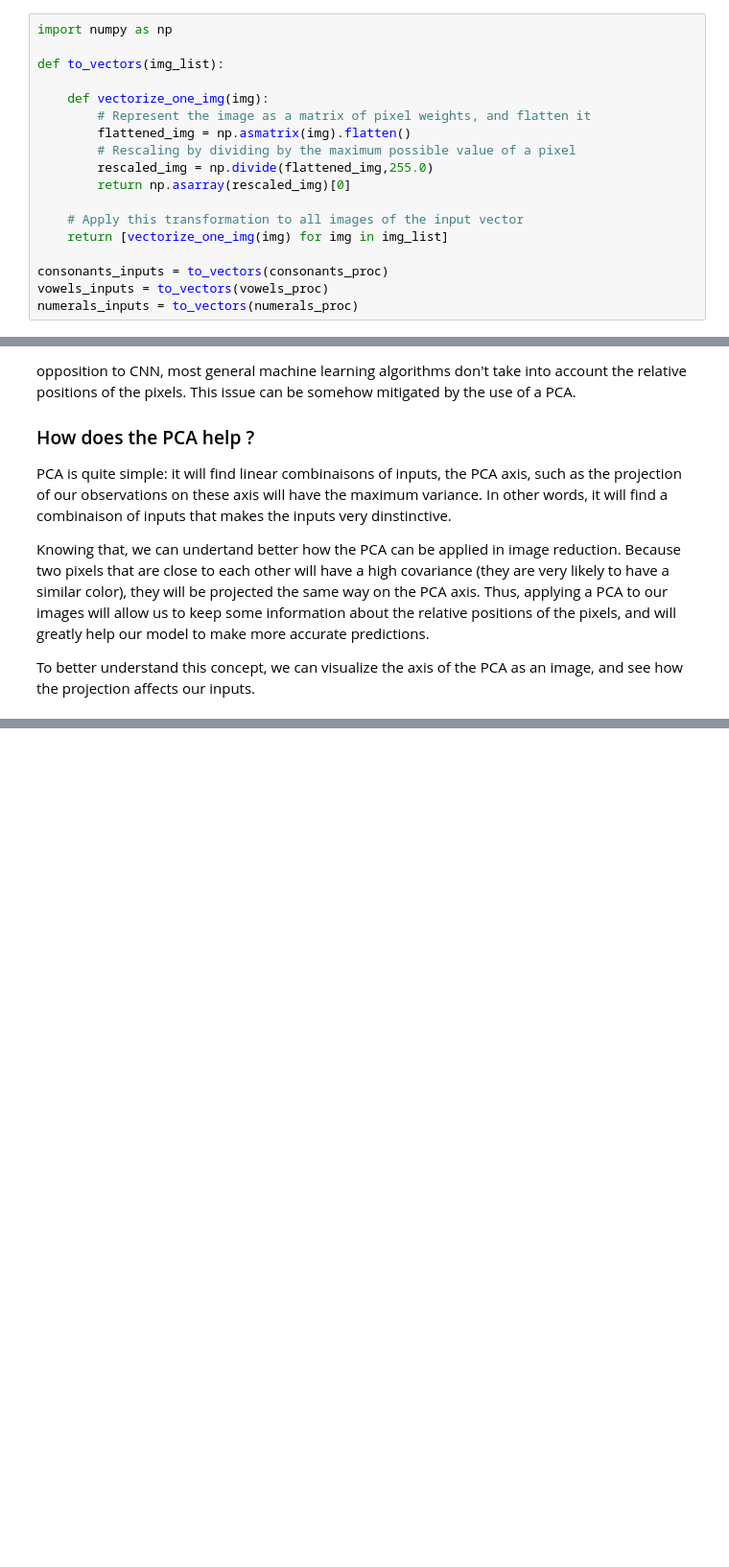
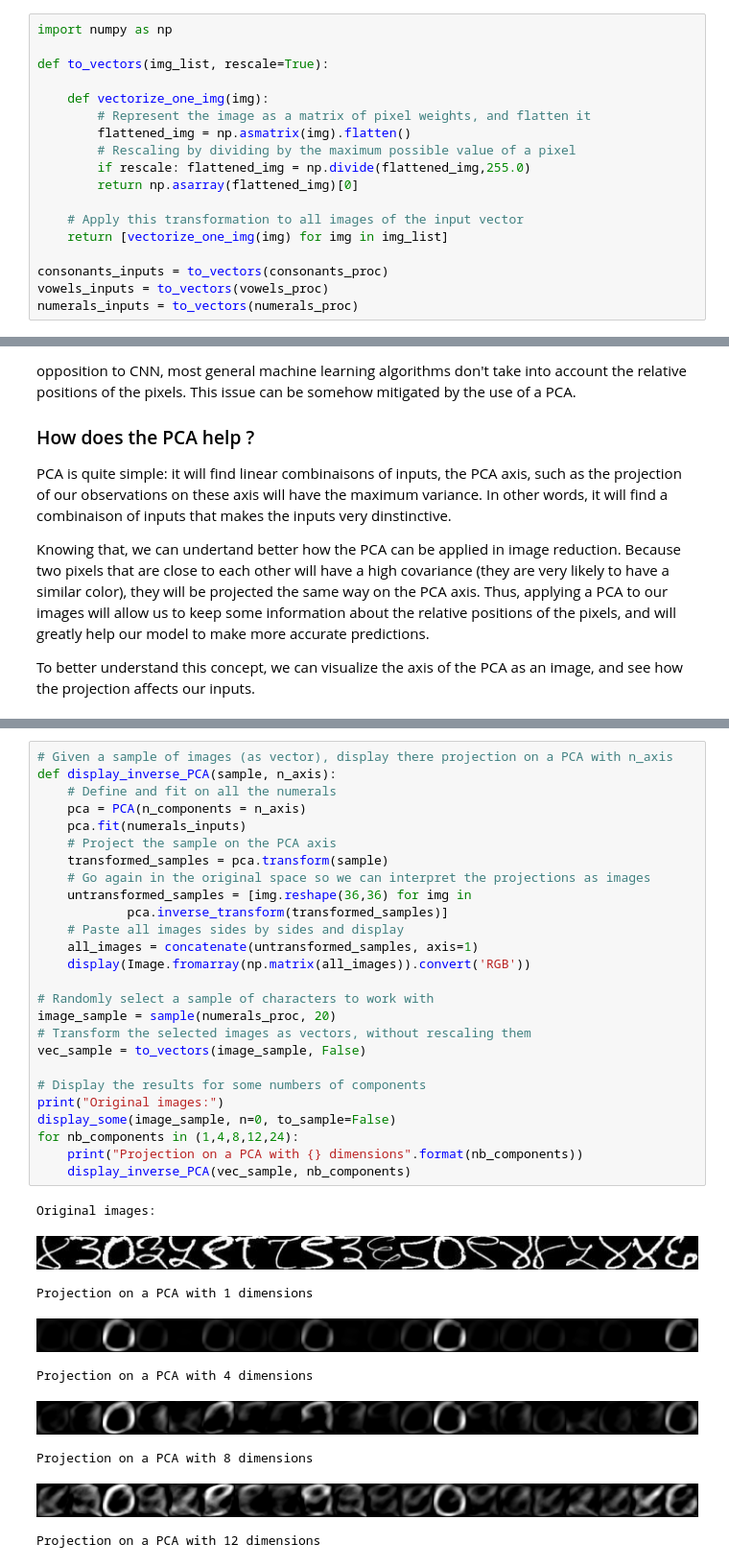
Before and after one commit to PForet/Devanagari_recognition, a Jupyter notebook: Benchmark.ipynb, the cells around one changed output, grey strips where cells are left out. Shown at 96% size. Saved outputs shown, nothing was run; the diff lists cells and outputs as text; blank space fills up the shorter version.

```diff
--- a/Benchmark.ipynb
+++ b/Benchmark.ipynb
@@ -80,14 +82,14 @@ Most machine learning models will only undertand vectors of numbers as an input.
 # %%
 import numpy as np
 
-def to_vectors(img_list):
+def to_vectors(img_list, rescale=True):
 
     def vectorize_one_img(img):
         # Represent the image as a matrix of pixel weights, and flatten it
         flattened_img = np.asmatrix(img).flatten()
         # Rescaling by dividing by the maximum possible value of a pixel
-        rescaled_img = np.divide(flattened_img,255.0)
-        return np.asarray(rescaled_img)[0]
+        if rescale: flattened_img = np.divide(flattened_img,255.0)
+        return np.asarray(flattened_img)[0]
 
     # Apply this transformation to all images of the input vector
     return [vectorize_one_img(img) for img in img_list]
@@ -189,0 +194,36 @@ To better understand this concept, we can visualize the axis of the PCA as an im
+# %%
+# Given a sample of images (as vector), display there projection on a PCA with n_axis
+def display_inverse_PCA(sample, n_axis):
+    # Define and fit on all the numerals
+    pca = PCA(n_components = n_axis)
+    pca.fit(numerals_inputs)
+    # Project the sample on the PCA axis
+    transformed_samples = pca.transform(sample)
+    # Go again in the original space so we can interpret the projections as images
+    untransformed_samples = [img.reshape(36,36) for img in
+            pca.inverse_transform(transformed_samples)]
+    # Paste all images sides by sides and display
+    all_images = concatenate(untransformed_samples, axis=1)
+    display(Image.fromarray(np.matrix(all_images)).convert('RGB'))
+
+# Randomly select a sample of characters to work with
+image_sample = sample(numerals_proc, 20)
+# Transform the selected images as vectors, without rescaling them
+vec_sample = to_vectors(image_sample, False)
+
+# Display the results for some numbers of components
+print("Original images:")
+display_some(image_sample, n=0, to_sample=False)
+for nb_components in (1,4,8,12,24):
+    print("Projection on a PCA with {} dimensions".format(nb_components))
+    display_inverse_PCA(vec_sample, nb_components)
+# %% [output]
+Original images:
+[figure, added]
+Projection on a PCA with 1 dimensions
+[figure, added]
+Projection on a PCA with 4 dimensions
+[figure, added]
+Projection on a PCA with 8 dimensions
+[figure, added]
+Projection on a PCA with 12 dimensions
```
Also changed, not shown: parts of 5 cells of this notebook.
